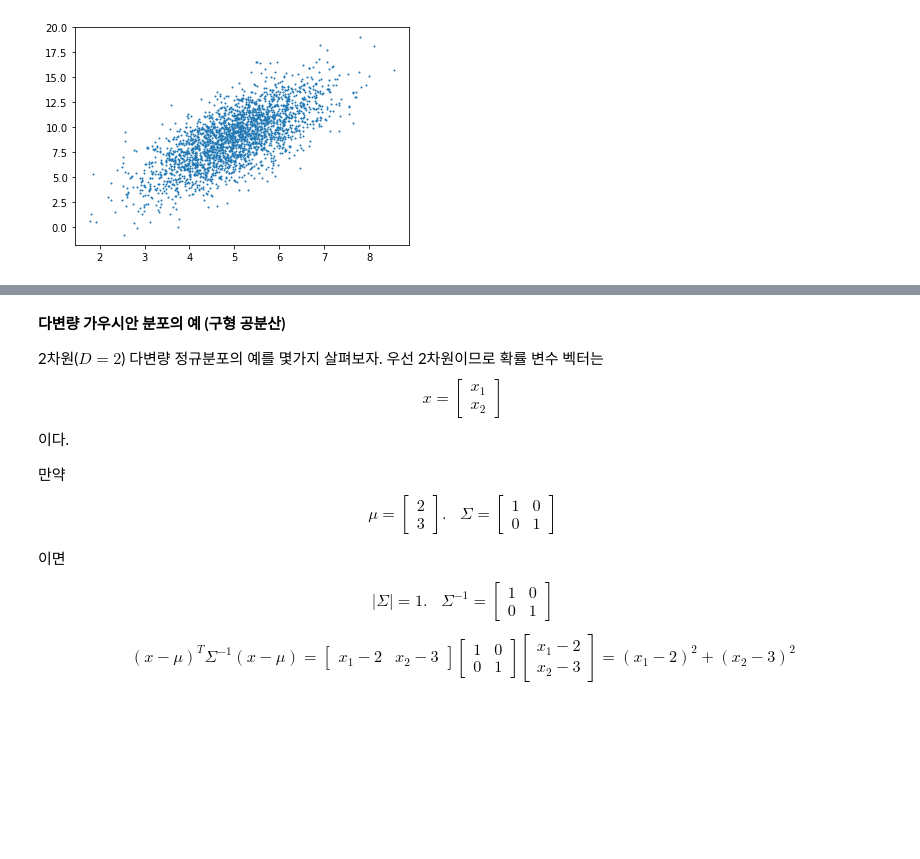
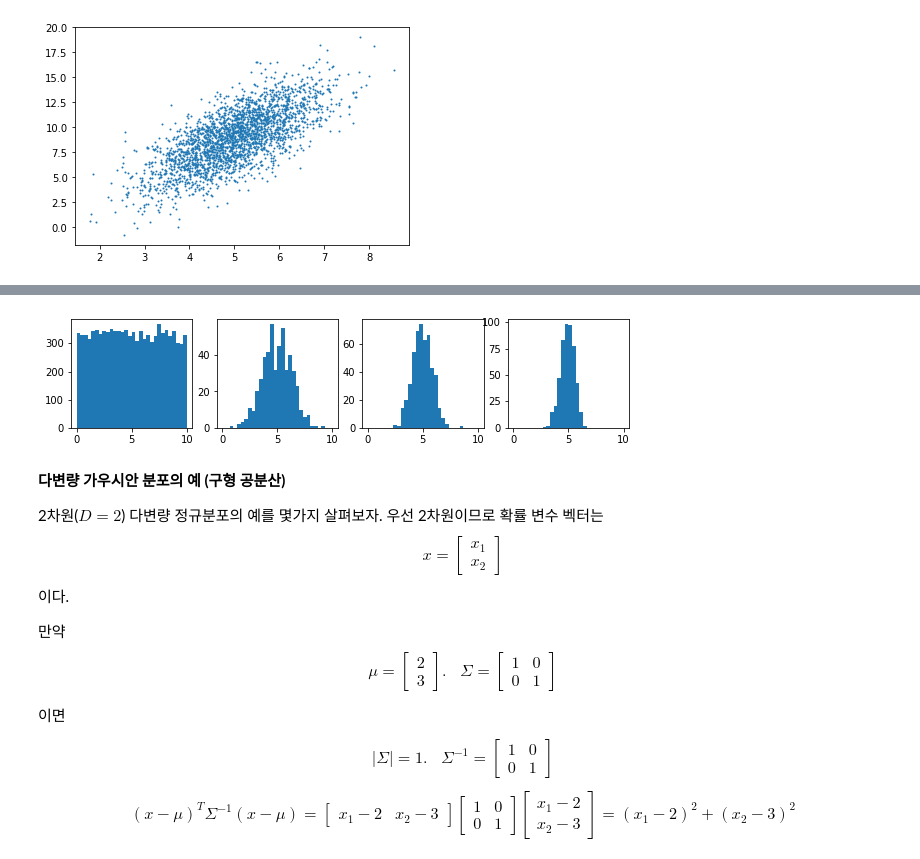
Before and after one commit to junji64/Introduction-to-Pattern-Recognition, a Jupyter notebook: 4-1. Gaussian Distribution.ipynb, the cells around one changed output, grey strips where cells are left out. Drawn from its saved outputs; the diff is of its cells as text; code cells hidden in the pictures; blank space fills up the shorter version.

```diff
--- a/4-1. Gaussian Distribution.ipynb
+++ b/4-1. Gaussian Distribution.ipynb
@@ -140,6 +140,26 @@ plt.show()
 * N이 증가함에 따라서 히스토그램의 모양이 점점 더 정규분포를 닮아 간다.
 
 <img src="images/central_limit_theorem.png" width="300">
+# %%
+import numpy as np
+import matplotlib.pyplot as plt
+import random
+
+s = np.random.uniform(low=0, high=10, size=10000)
+bins = 30
+ranges = (0,10)
+
+fig, axes = plt.subplots(1,4, figsize=(10,2))
+axes[0].hist(s,bins,ranges)
+samples = [ np.mean(random.choices(s,k=5)) for _ in range(500) ]
+axes[1].hist(samples,bins,ranges)
+samples = [ np.mean(random.choices(s,k=10)) for _ in range(500) ]
+axes[2].hist(samples,bins,ranges)
+samples = [ np.mean(random.choices(s,k=20)) for _ in range(500) ]
+axes[3].hist(samples,bins,ranges)
+plt.show()
+# %% [output]
+[figure, added]
 # %% [markdown]
 **다변량 가우시안 분포의 예 (구형 공분산)**
 
```
Also changed, not shown: parts of 2 cells of this notebook.
